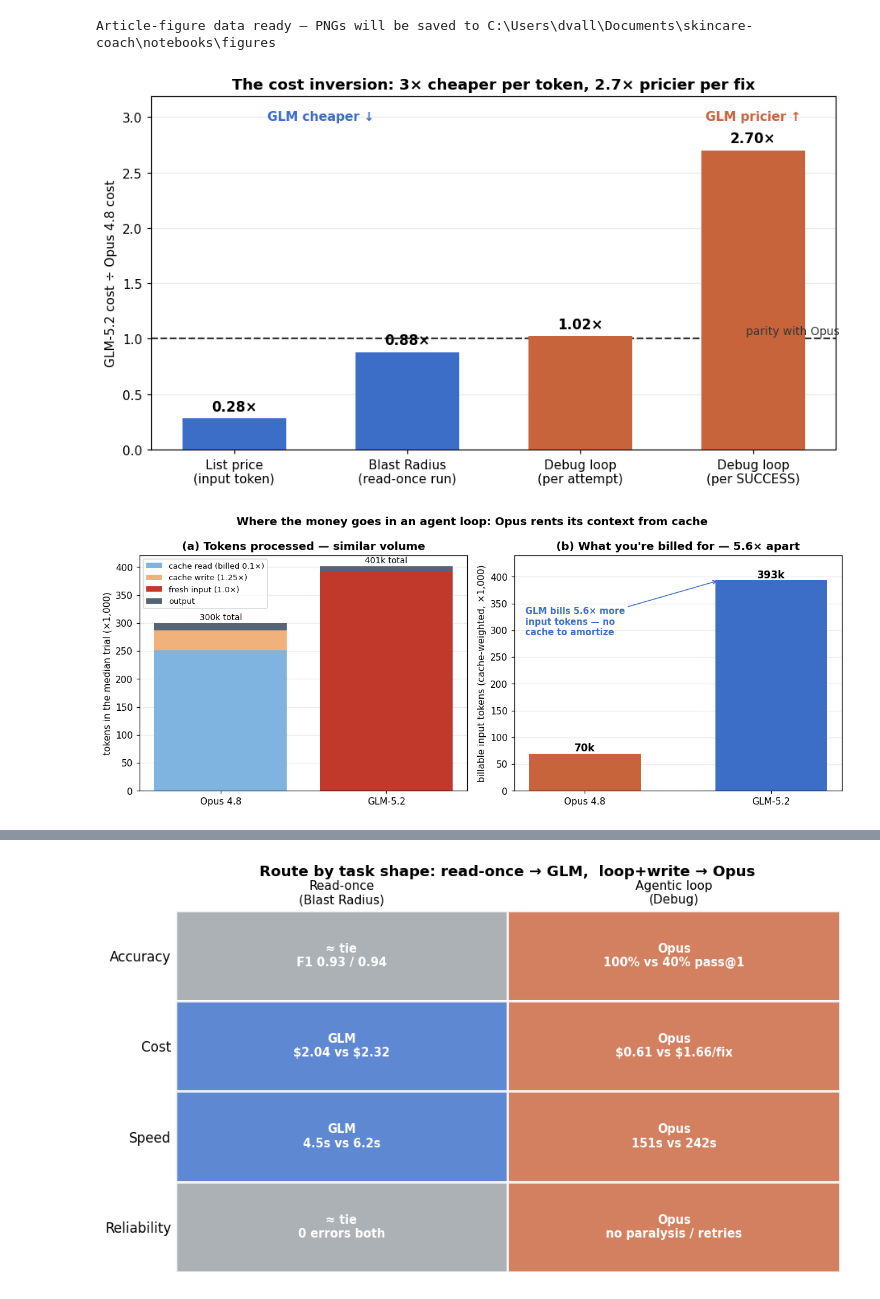
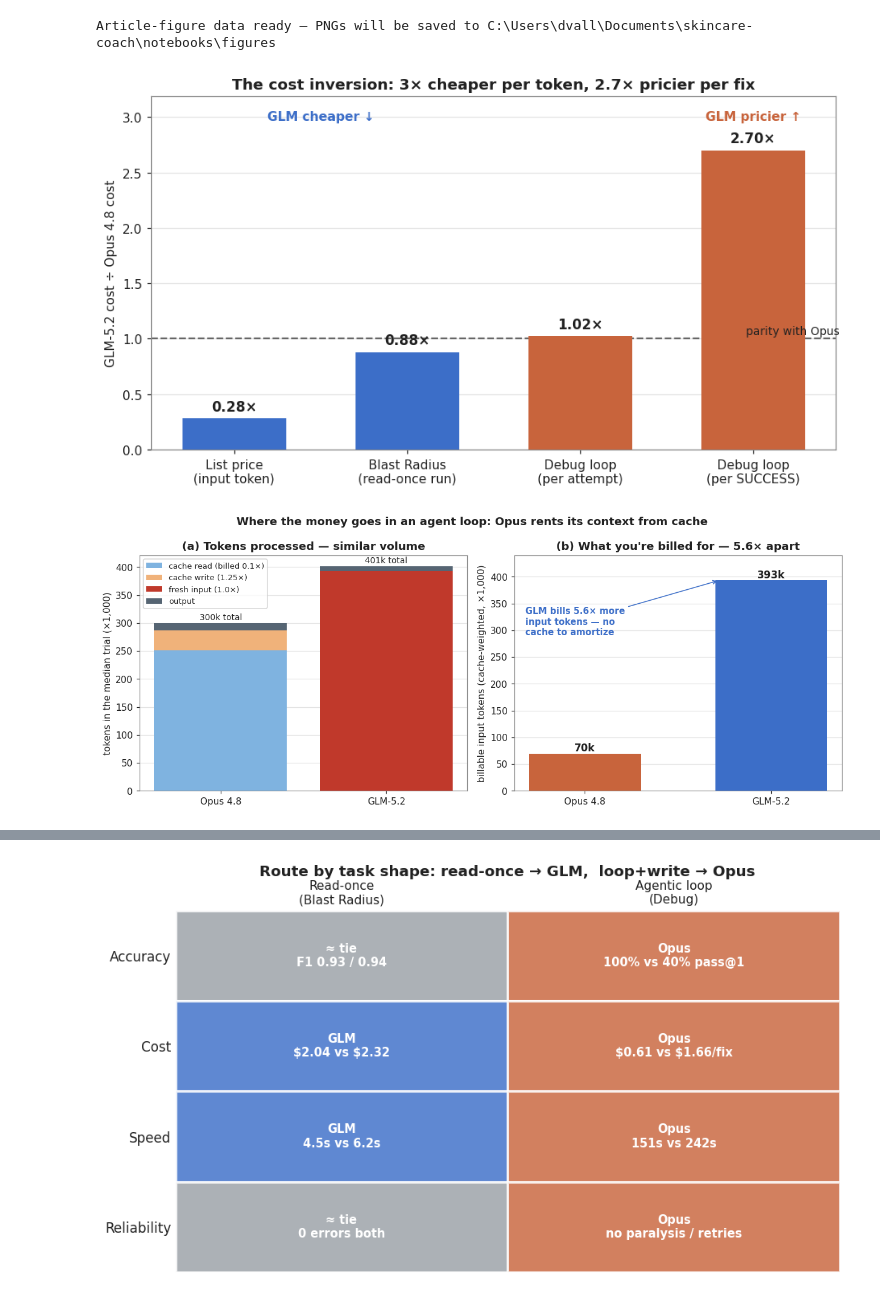
Before and after one commit to dvallslanaquera/skingraph, a Jupyter notebook: notebooks/benchmark_analysis.ipynb, the cells around one changed output, grey strips where cells are left out. Drawn from its saved outputs; the diff is of its cells as text; code cells hidden in the pictures.

```diff
--- a/notebooks/benchmark_analysis.ipynb
+++ b/notebooks/benchmark_analysis.ipynb
@@ -26,8 +26,19 @@ import matplotlib.pyplot as plt
 import matplotlib.ticker as mticker
 import pandas as pd
 
-plt.rcParams.update({"figure.dpi": 110, "axes.grid": True, "grid.alpha": 0.25,
-                     "axes.titleweight": "bold"})
+# Light-mode styling: an opaque WHITE background with dark ink, so the charts embed
+# cleanly into a light page and stay readable in any notebook viewer.
+# (For a dark page instead, set INK = "#E6E6E6" and make the canvas transparent:
+#  figure/axes/savefig.facecolor "none" + savefig.transparent True.)
+INK = "#222222"
+plt.rcParams.update({"figure.dpi": 110, "axes.grid": True, "grid.alpha": 0.35,
+                     "axes.titleweight": "bold",
+                     "figure.facecolor": "white", "axes.facecolor": "white",
+                     "savefig.facecolor": "white", "savefig.transparent": False,
+                     "text.color": INK, "axes.labelcolor": INK,
+                     "axes.titlecolor": INK, "xtick.color": INK,
+                     "ytick.color": INK, "axes.edgecolor": "#888888",
+                     "grid.color": "#B0B0B0"})
 
 RESULTS = Path("results")
 MODEL_COLORS = {"opus-4-8": "#C8643C", "glm-5-2": "#3C6EC8"}
@@ -408,36 +420,36 @@ Article-figure data ready — PNGs will be saved to C:\Users\dvall\Documents\ski
 # FIG 1 — The cost inversion: GLM cost relative to Opus across task shapes.
 # Bars below the parity line = GLM cheaper; above = GLM pricier. The same model
 # crosses from "3× cheaper" (list price) to "2.7× pricier" (per successful fix).
 if single and debug:
     a1, b1 = OP1["aggregate"], GL1["aggregate"]
     a2, b2 = OP2["aggregate"], GL2["aggregate"]
     labels = ["List price\n(input token)", "Blast Radius\n(read-once run)",
               "Debug loop\n(per attempt)", "Debug loop\n(per SUCCESS)"]
     ratios = [PRICE["glm"]["inp"] / PRICE["opus"]["inp"],
               b1["total_cost_usd"] / a1["total_cost_usd"],
               b2["median_cost_usd"] / a2["median_cost_usd"],
               b2["cost_per_pass_usd"] / a2["cost_per_pass_usd"]]
     fig, ax = plt.subplots(figsize=(8.4, 4.8))
     x = np.arange(len(labels))
     ax.bar(x, ratios, color=[WIN if r < 1 else LOSE for r in ratios], width=0.6, zorder=3)
-    ax.axhline(1.0, color="#333", lw=1.4, ls="--", zorder=2)
+    ax.axhline(1.0, color="#666666", lw=1.4, ls="--", zorder=2)
     ax.text(len(labels) - 0.5, 1.02, "parity with Opus", ha="right", va="bottom",
-            fontsize=9, color="#333")
+            fontsize=9, color=INK)
     for xi, r in zip(x, ratios):
         ax.text(xi, r + 0.04, f"{r:.2f}×", ha="center", va="bottom",
                 fontsize=11, fontweight="bold")
     ax.set_xticks(x); ax.set_xticklabels(labels)
     ax.set_ylabel("GLM-5.2 cost ÷ Opus 4.8 cost")
     ax.set_ylim(0, max(ratios) * 1.18)
     ax.set_title("The cost inversion: 3× cheaper per token, 2.7× pricier per fix")
     ax.grid(axis="x")
     ax.text(0.5, max(ratios) * 1.10, "GLM cheaper ↓", ha="center", color=WIN,
             fontsize=10, fontweight="bold")
     ax.text(3.0, max(ratios) * 1.10, "GLM pricier ↑", ha="center", color=LOSE,
             fontsize=10, fontweight="bold")
     fig.tight_layout(); savefig(fig, "fig1_cost_inversion.png"); plt.show()
 # %% [output]
-[figure, old version]
+[figure, new version]
 # %%
 # FIG 2 — Why the inversion happens: cache vs full-price history (debug-loop economics).
 if single and debug:
@@ -481,7 +493,7 @@ if single and debug:
                  fontweight="bold")
     fig.tight_layout(); savefig(fig, "fig2_cache_economics.png"); plt.show()
 # %% [output]
-[figure, old version]
+[figure, new version]
 # %%
 # FIG 3 — History bloat: billable input tokens per agent step.
 if single and debug:
```
Also changed, not shown: parts of 12 cells of this notebook, 8 other files.
